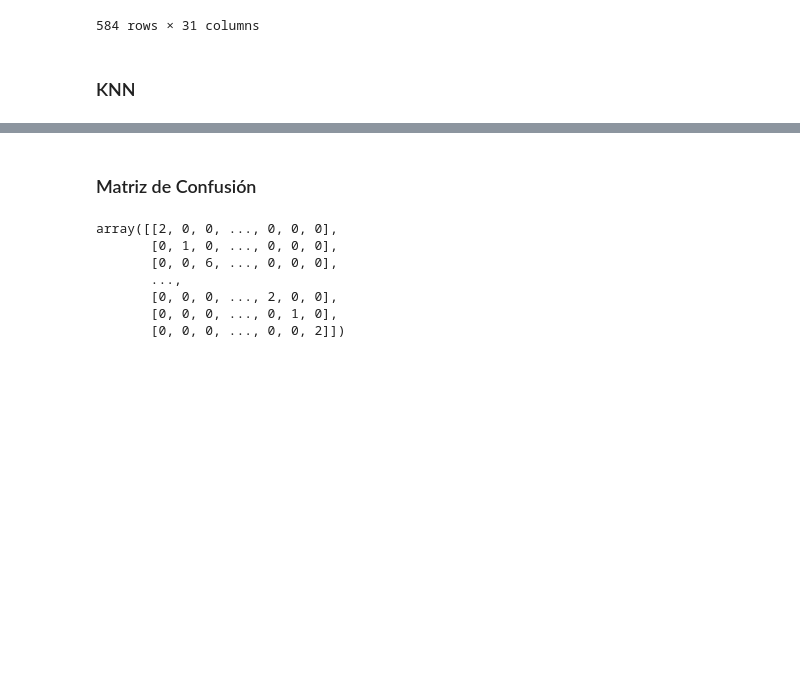
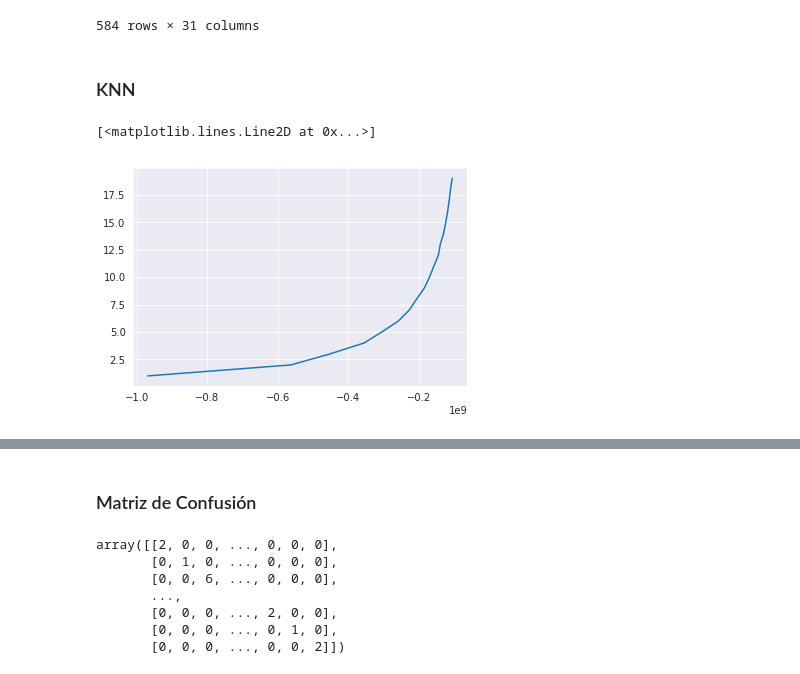
Before and after one commit to fuentesmarlon/Machine-Learning-Algorithms-, a Jupyter notebook: Laboratorio2.ipynb, the cells around one changed output, grey strips where cells are left out. Cells and saved outputs as stored; diff of their text form; code cells hidden in the pictures; blank space fills up the shorter version.

```diff
--- a/Laboratorio2.ipynb
+++ b/Laboratorio2.ipynb
@@ -481,6 +482,16 @@ strat_test_set
 584 rows × 31 columns
 # %% [markdown]
 ### KNN
+# %%
+df_numerical = df.select_dtypes(exclude=['category'])
+X=np.array(df_numerical[["GarageArea","GarageCars","TotRmsAbvGrd","TotalBsmtSF","1stFlrSF","GrLivArea","FullBath"]])
+Y = np.array(df_numerical[["SalePrice"]])
+kmeans = [KMeans(n_clusters=i) for i in range(1,20)]
+valor = [kmeans[i].fit(X).score(X) for i in range(len(kmeans))]
+plt.plot(valor,range(1,20))
+# %% [output]
+[<matplotlib.lines.Line2D at 0x...>]
+[figure, added]
 # %%
 input_feature = strat_train_set.columns.values.tolist()
 train_X = strat_train_set.as_matrix(columns = input_feature)
```
Also changed, not shown: parts of 6 cells of this notebook.
